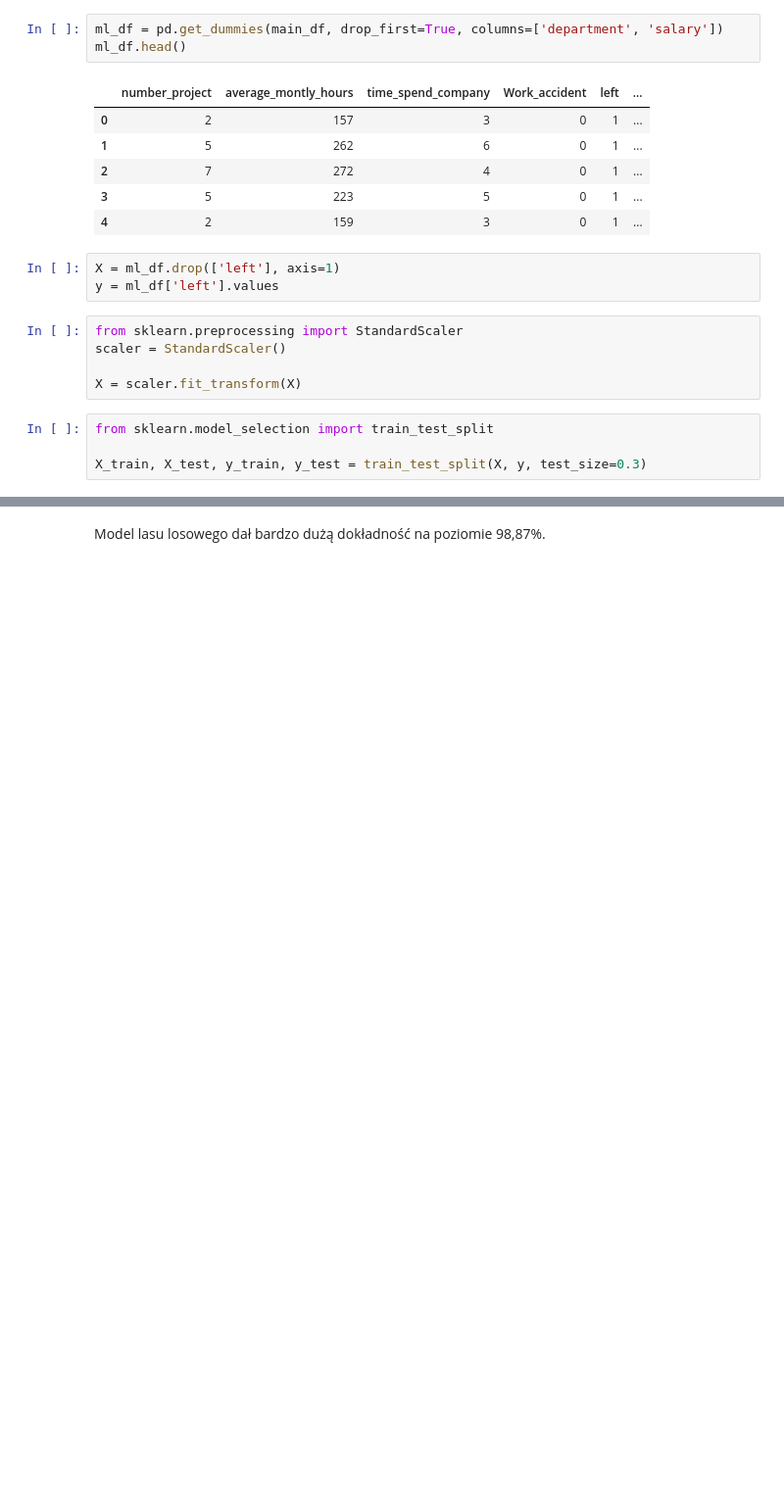
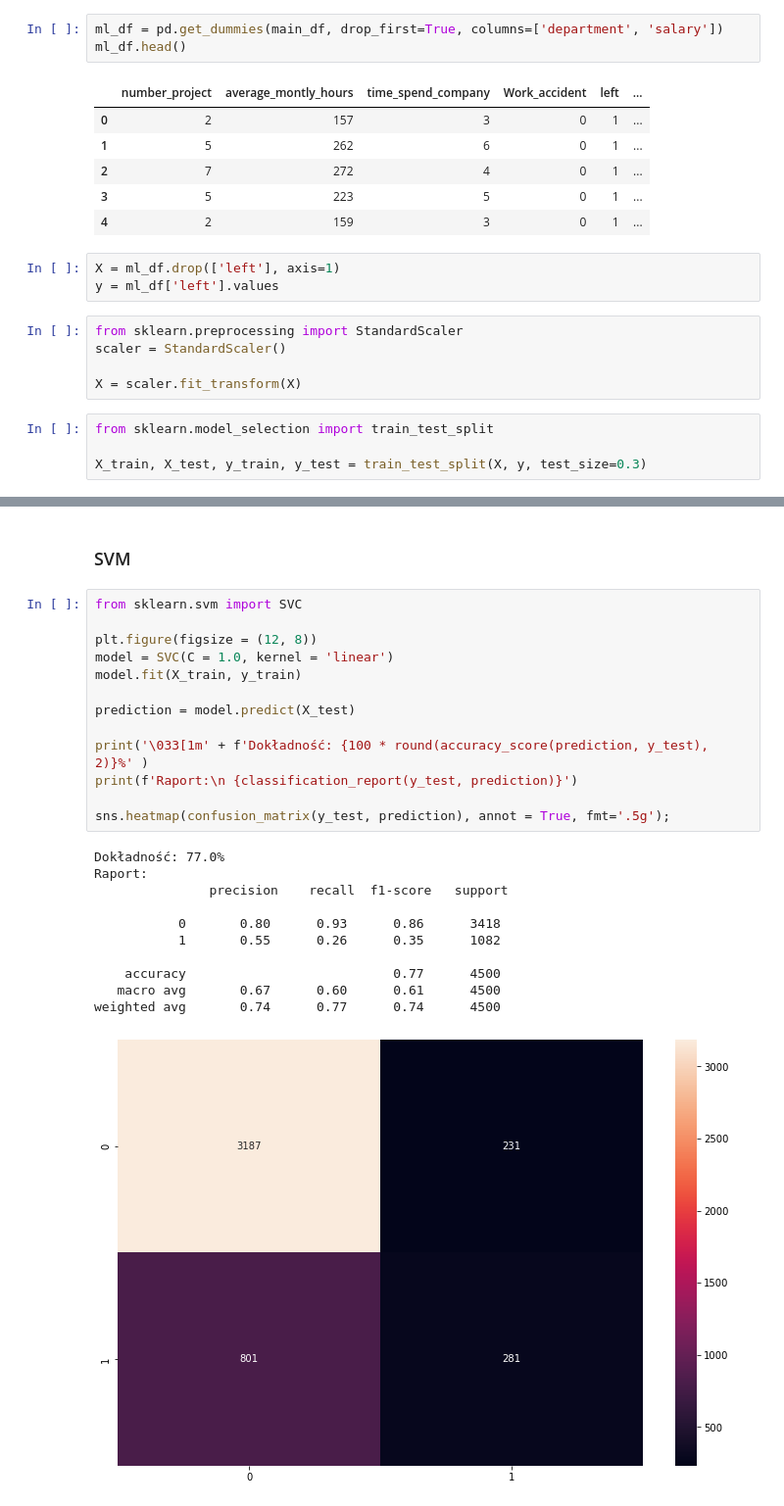
Before and after one commit to SimontheSparrow/Next-HR-notebook, a Jupyter notebook: New HR.ipynb, the cells around one changed output, grey strips where cells are left out. Shown at 98% size. Drawn from its saved outputs; the diff is of its cells as text; blank space fills up the shorter version.

```diff
--- a/New HR.ipynb
+++ b/New HR.ipynb
@@ -287,4 +292,29 @@ Raport:
 weighted avg       0.99      0.99      0.99      4500
 [figure]
-# %% [markdown]
-Model lasu losowego dał bardzo dużą dokładność na poziomie 98,87%.
+# %% [markdown]
+### SVM
+# %%
+from sklearn.svm import SVC
+
+plt.figure(figsize = (12, 8))
+model = SVC(C = 1.0, kernel = 'linear')
+model.fit(X_train, y_train)
+
+prediction = model.predict(X_test)
+
+print('\033[1m' + f'Dokładność: {100 * round(accuracy_score(prediction, y_test), 2)}%' )
+print(f'Raport:\n {classification_report(y_test, prediction)}')
+
+sns.heatmap(confusion_matrix(y_test, prediction), annot = True, fmt='.5g');
+# %% [output]
+Dokładność: 77.0%
+Raport:
+               precision    recall  f1-score   support
+
+           0       0.80      0.93      0.86      3418
+           1       0.55      0.26      0.35      1082
+
+    accuracy                           0.77      4500
+   macro avg       0.67      0.60      0.61      4500
+weighted avg       0.74      0.77      0.74      4500
+[figure, added]
```
Also changed, not shown: parts of 19 cells of this notebook.
